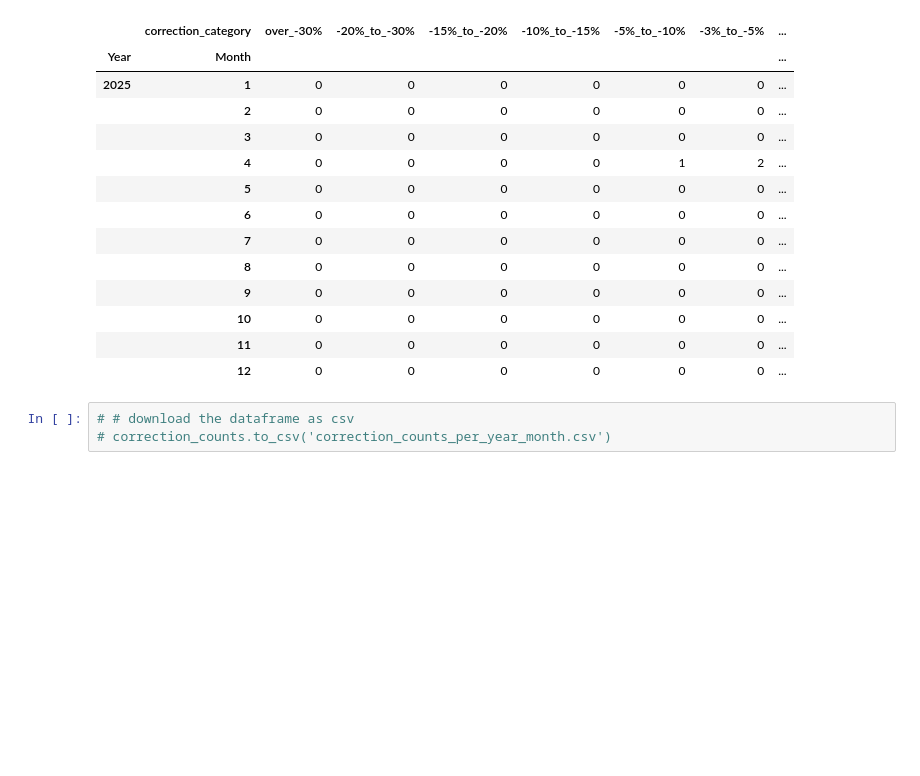
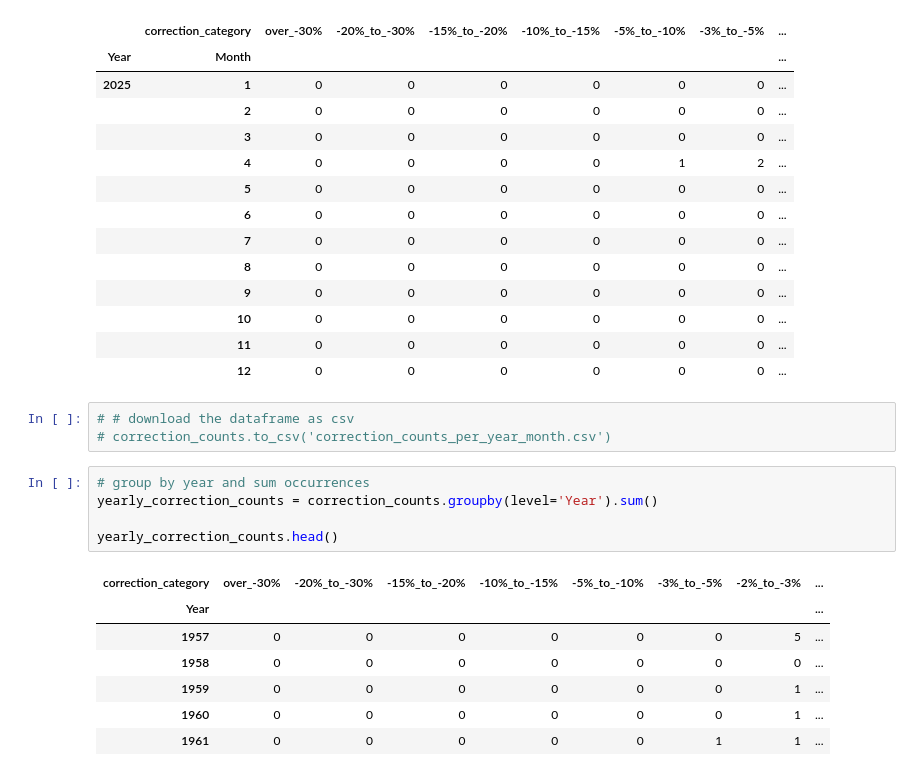
Before and after one commit to scimmione1/FromZeroToQuant-, a Jupyter notebook: 04_S&P500_quant_analysis/13_Negative_days_per_year_month.ipynb, the cells around one changed output. Cells and saved outputs as stored; diff of their text form; blank space fills up the shorter version.

```diff
--- a/04_S&P500_quant_analysis/13_Negative_days_per_year_month.ipynb
+++ b/04_S&P500_quant_analysis/13_Negative_days_per_year_month.ipynb
@@ -163,3 +163,16 @@ correction_counts.tail(12)
 # %%
 # # download the dataframe as csv
 # correction_counts.to_csv('correction_counts_per_year_month.csv')
+# %%
+# group by year and sum occurrences
+yearly_correction_counts = correction_counts.groupby(level='Year').sum()
+
+yearly_correction_counts.head()
+# %% [output]
+| correction_category | over_-30% | -20%_to_-30% | -15%_to_-20% | -10%_to_-15% | -5%_to_-10% | -3%_to_-5% | -2%_to_-3% | ... |
+| Year |  |  |  |  |  |  |  | ... |
+| 1957 | 0 | 0 | 0 | 0 | 0 | 0 | 5 | ... |
+| 1958 | 0 | 0 | 0 | 0 | 0 | 0 | 0 | ... |
+| 1959 | 0 | 0 | 0 | 0 | 0 | 0 | 1 | ... |
+| 1960 | 0 | 0 | 0 | 0 | 0 | 0 | 1 | ... |
+| 1961 | 0 | 0 | 0 | 0 | 0 | 1 | 1 | ... |
```
Also changed, not shown: parts of 2 cells of this notebook.
